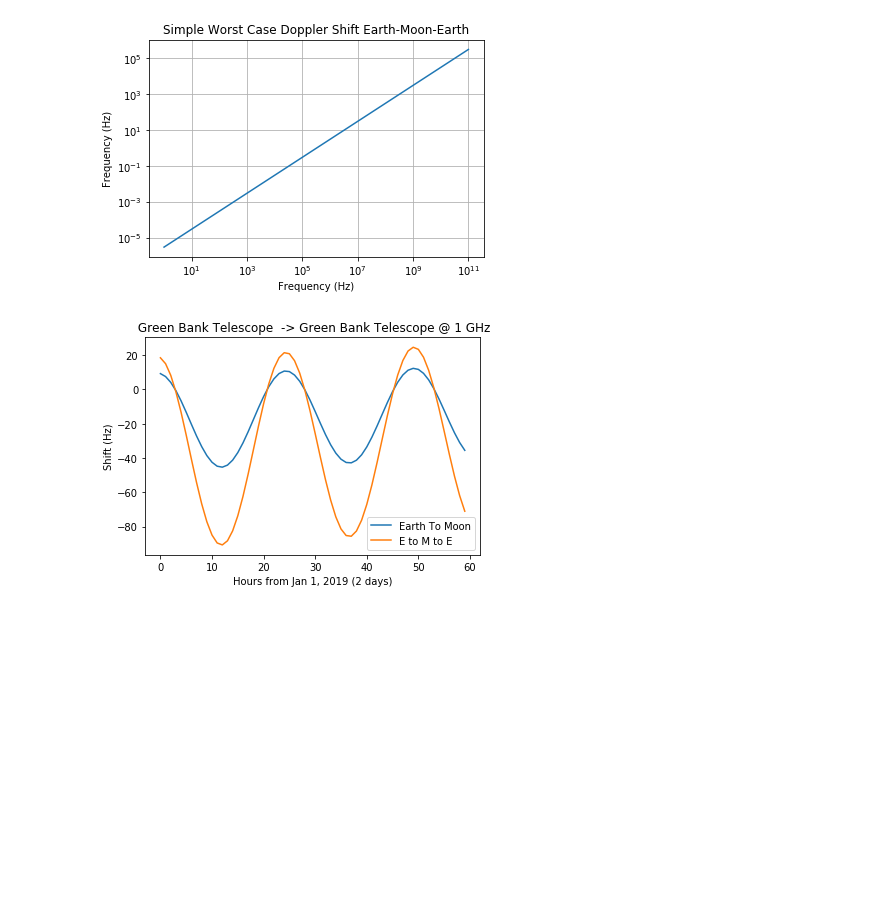
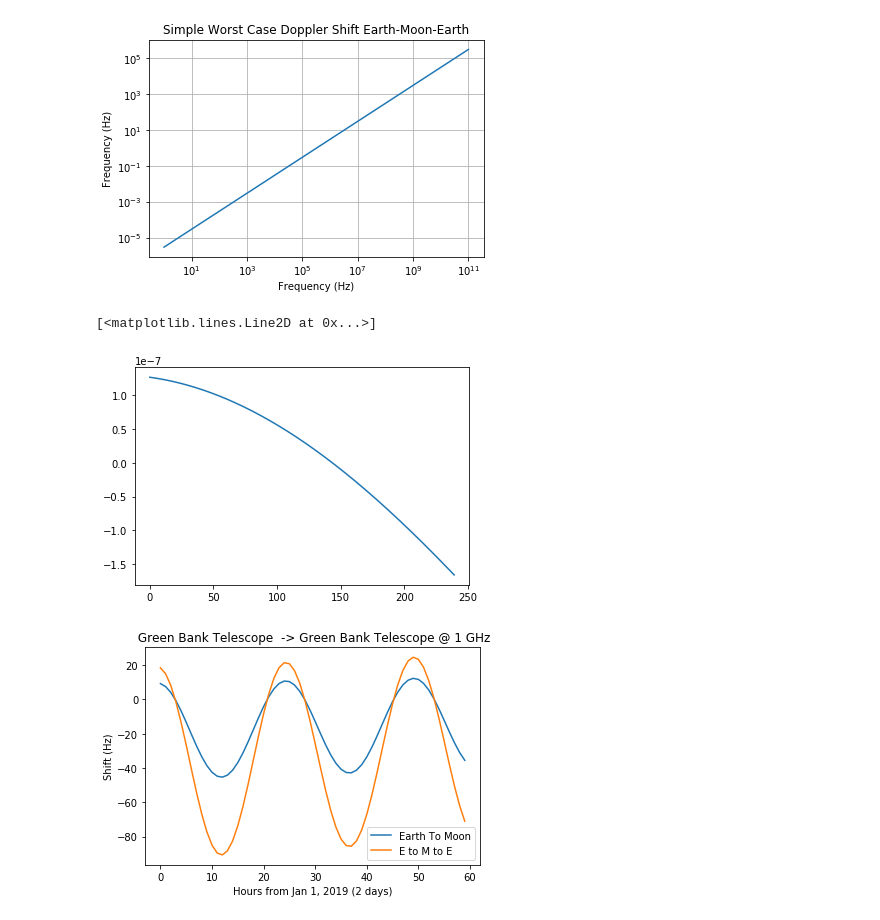
Before and after one commit to BlueCakeWithCows/kohls-seti, a Jupyter notebook: moon_doppler.ipynb, the cells around one changed output. Cells and saved outputs as stored; diff of their text form; code cells hidden in the pictures; blank space fills up the shorter version.

```diff
--- a/moon_doppler.ipynb
+++ b/moon_doppler.ipynb
@@ -76,33 +76,50 @@ def get_doppler(frequency, emitter, reciever, time):
     #Sign error on angle (?)
     delta_pos_e_m = CartesianRepresentation(x=(emitter_coord.cartesian.xyz-moon_coord.cartesian.xyz), unit='m')
     delta_v_e_m = CartesianDifferential(d_x = (emitter_coord.velocity-moon_coord.velocity).get_d_xyz(), unit='m/s').to_cartesian()
     theta_e_m = delta_pos_e_m.dot(delta_v_e_m)/(delta_pos_e_m.norm() * delta_v_e_m.norm())
     delta_v_e_m_norm= delta_v_e_m.norm().value
     #delta_v_e_m_norm *= -1 if delta_v_e_m.dot(delta_pos_e_m) > 0 else 1 #If objects moving towards eachother -v
 
     #print(delta_v_e_m_norm)
     shifted_e_m = doppler(frequency, delta_v_e_m_norm, theta_e_m)
 
 
     delta_pos_m_e = CartesianRepresentation(x=(moon_coord.cartesian.xyz-reciever_coord.cartesian.xyz), unit='m')
     delta_v_m_e = CartesianDifferential(d_x = (moon_coord.velocity-reciever_coord.velocity).get_d_xyz(), unit='m/s').to_cartesian()
     theta_m_e = delta_pos_m_e.dot(delta_v_m_e)/(delta_pos_m_e.norm() * delta_v_m_e.norm())
     delta_v_m_e_norm= delta_v_e_m.norm().value
 
     #delta_v_m_e_norm *= -1 if delta_v_m_e.dot(delta_pos_m_e) > 0 else 1 #If objects moving towards eachother -v
     #print(delta_v_m_e_norm)
 
     shifted_m_e = doppler(shifted_e_m, delta_v_m_e_norm, theta_m_e)
 
     return (shifted_e_m, shifted_m_e)
 
+
+def get_normalized_dopplers(emitter, reciever, time):
+    return get_dopplers(1, emitter, reciever, time)
+
 def get_dopplers(frequency, emitter, reciever, times):
     y = np.empty(shape=(2,len(times)))
     for i, time in enumerate(times['time']):
         y1, y2 = get_doppler(frequency, emitter, reciever, time)
         y[0,i] = y1
         y[1,i] = y2
     return y
+
+def normalize_dopplers(f):
+    return (f-np.mean(f))/f
+
+#Example continued
+observed_freqs = signal #Add noise later
+observed_mean_freq = np.mean(observed_freqs)
+observed_doppler = observed_freqs - mean_freq
+normalized_observed_doppler = observed_doppler/observed_mean_freq
+plt.plot(normalized_observed_doppler[1])
+# %% [output]
+[<matplotlib.lines.Line2D at 0x...>]
+[figure, added]
 # %%
 #Sanity Checks
 
```
Also changed, not shown: parts of 5 cells of this notebook.
